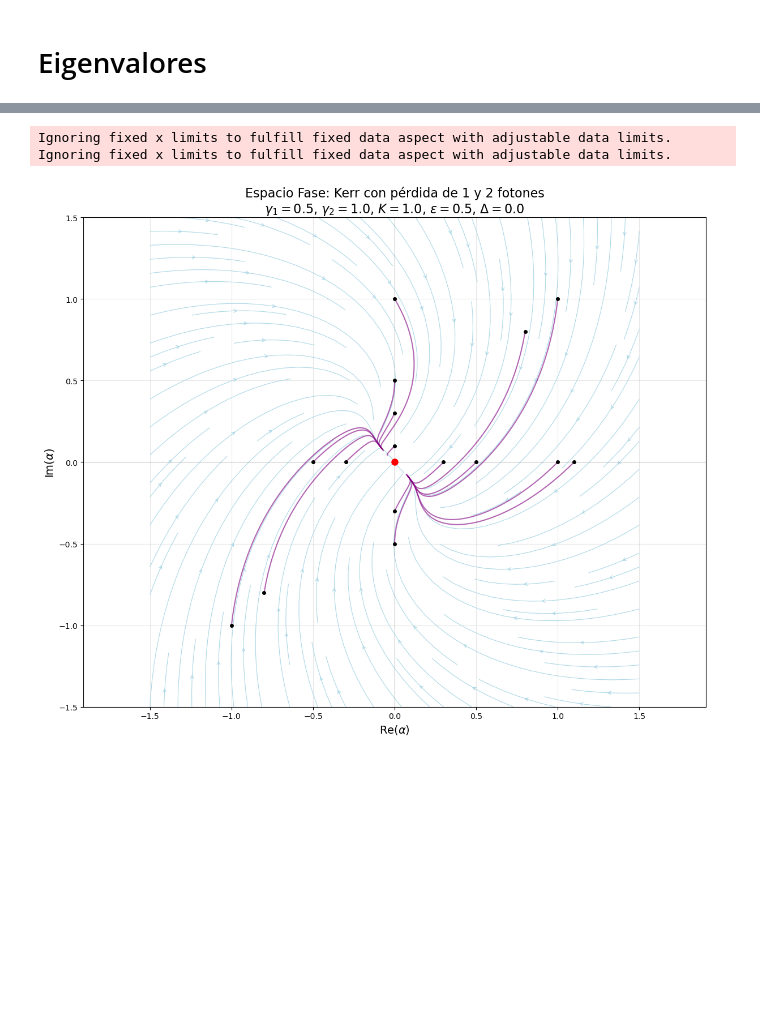
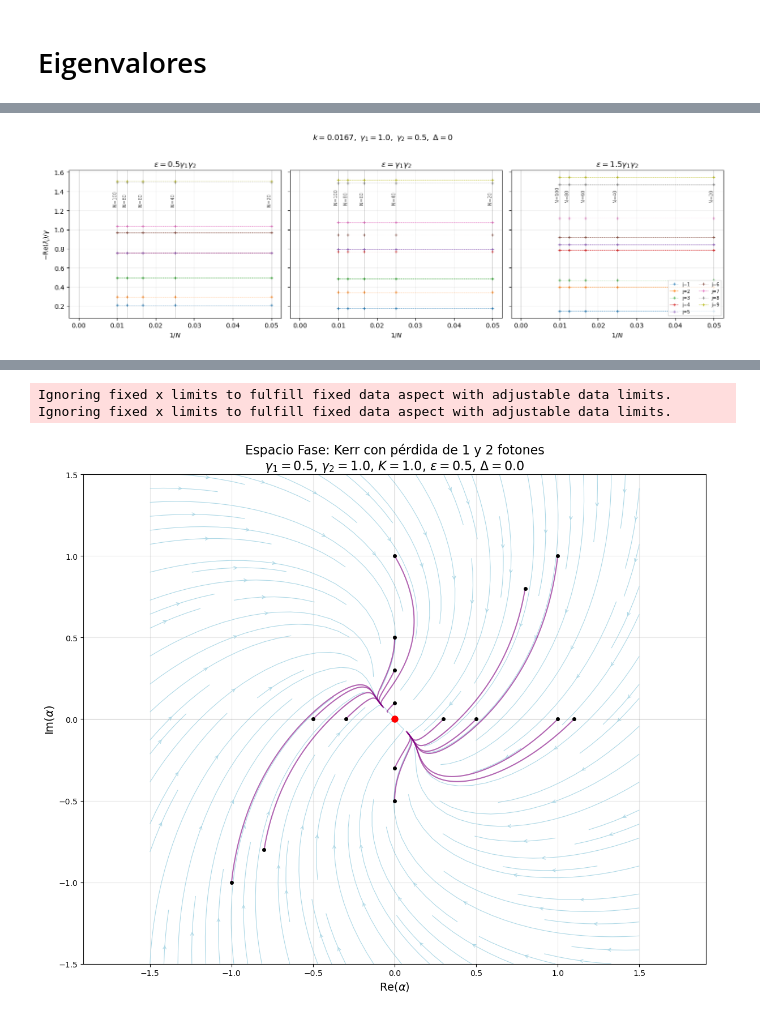
Before and after one commit to Art-999/QMPhysics, a Jupyter notebook: KerrOscilator/Loss_1_2photon.ipynb, the cells around one changed output, grey strips where cells are left out. Saved outputs shown, nothing was run; the diff lists cells and outputs as text; code cells hidden in the pictures; blank space fills up the shorter version.

```diff
--- a/KerrOscilator/Loss_1_2photon.ipynb
+++ b/KerrOscilator/Loss_1_2photon.ipynb
@@ -312,0 +308,86 @@ Cargando resultados desde caché...
+# %%
+
+
+# ------------------------------------------------------------------
+# Estructura esperada de las claves: "N20_eps0.5", "N40_eps1.0", etc.
+# Resultado: all_eigs[(N, eps)] = eigs
+# ------------------------------------------------------------------
+all_eigs = {}
+for key, eigs in results_cache.items():
+    N_str, eps_str = key.split('_eps')
+    N = int(N_str[1:])            # quita la 'N'
+    eps = float(eps_str)
+    all_eigs[(N, eps)] = eigs
+
+# ------------------------------------------------------------------
+#  Parámetros de normalización y gráfica
+# ------------------------------------------------------------------
+gamma1_sel = g1
+gamma2_sel = g2
+k_sel = k                         # = 1/60
+max_j = 10
+
+
+fig, axes = plt.subplots(1, 3, figsize=(15, 4.5), sharey=True)
+
+for ax, eps_sel, label in zip(axes, epsilon_values, epsilon_labels):
+
+
+    eigenvalues_phase = {
+        N: eigs for (N, eps), eigs in all_eigs.items()
+        if np.isclose(eps, eps_sel)
+    }
+
+
+    real_scaling = {}
+    for N, eigs in eigenvalues_phase.items():
+        # Ordenar de mayor a menor según parte real
+        eigs_sorted = eigs[np.argsort(np.real(eigs))[::-1]]
+
+        selected = []
+        for j, eig in enumerate(eigs_sorted):
+            selected.append((j, np.real(eig) / gamma1_sel*gamma2_sel))
+
+        real_scaling[N] = selected
+
+
+    for j in range(1, max_j):
+        x, y = [], []
+        for N in sorted(real_scaling.keys()):
+            data = real_scaling[N]
+            if j < len(data):
+                x.append(1 / N)
+                y.append(-data[j][1])       # -Re(λ_j)/γ
+        ax.plot(x, y, '+--', label=f'j={j}', lw=0.5, ms=4)
+
+    # --- Líneas verticales y etiquetas de N ---
+    ax.axvline(0, lw=0.5, c='black', alpha=0.3)
+    for N in sorted(real_scaling.keys()):
+        ax.axvline(1 / N, lw=0.5, c='black', alpha=0.3)
+        ymin, ymax = ax.get_ylim()
+        ax.text(
+            1 / N,
+            ymax * 0.8,
+            f'N={N}',
+            rotation=90,
+            fontsize=7,
+            ha='right',
+            alpha=0.7
+        )
+
+    # --- Decoración ---
+    ax.set_xlabel(r'$1/N$')
+    ax.set_title(label)
+    ax.grid(alpha=0.2)
+
+# Solo el primer eje lleva la etiqueta Y (sharey=True)
+axes[0].set_ylabel(r'$-\mathrm{Re}(\lambda_j)/\gamma$')
+
+# Leyenda única (opcional: ponerla en el último panel)
+axes[-1].legend(fontsize='x-small', loc='lower right', ncol=2)
+
+fig.suptitle(rf'$k={k_sel:.4f},\ \gamma_1={gamma1_sel},\ \gamma_2={gamma2_sel},\ \Delta={Delta}$', y=1.02)
+plt.tight_layout()
+plt.show()
+# %% [output]
+[figure, added]
```
Also changed, not shown: parts of 6 cells of this notebook, 23 other files.
